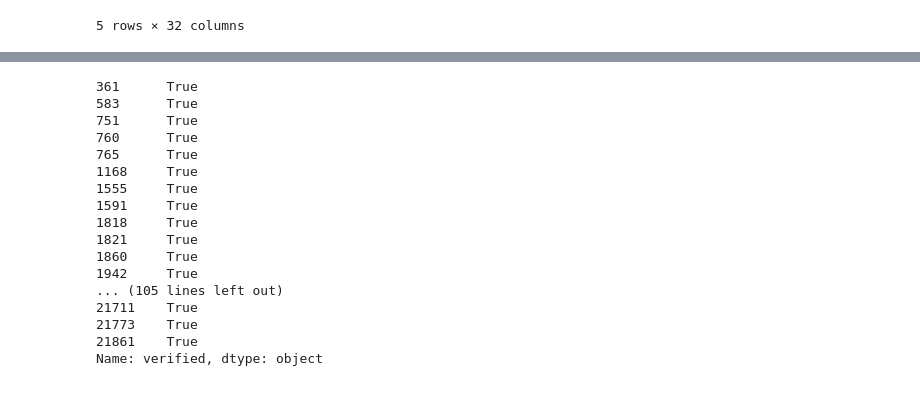
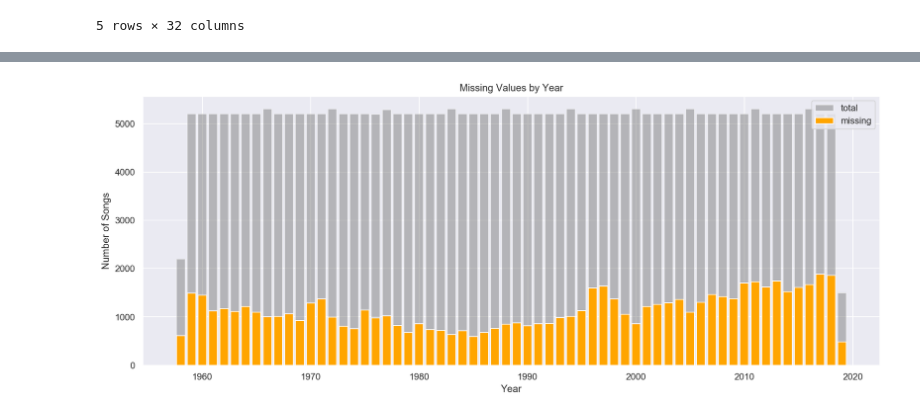
Before and after one commit to Germoe/hit-predictor, a Jupyter notebook: notebooks/_Step 2 Hot 100 Wrangling (Ground Truth).ipynb, the cells around one changed output, grey strips where cells are left out. Drawn from its saved outputs; the diff is of its cells as text; code cells hidden in the pictures.

Commit message:
add additional wrangling to check for missing values and patterns

```diff
--- a/notebooks/_Step 2 Hot 100 Wrangling (Ground Truth).ipynb
+++ b/notebooks/_Step 2 Hot 100 Wrangling (Ground Truth).ipynb
@@ -12,6 +12,12 @@ import time
 from similarity.metric_lcs import MetricLCS # String Similarity https://github.com/luozhouyang/python-string-similarity
 from similarity.ngram import NGram
 
+import matplotlib.pyplot as plt
+import seaborn as sns
+sns.set()
+%matplotlib inline
+%config InlineBackend.figure_format='retina'
+
 twogram = NGram(2)
 metric_lcs = MetricLCS()
 # %%
@@ -46,7 +56,7 @@ The total number of songs is 315200.
 Read in the spotify ids (created using `make data` in console) as a DataFrame to match with Hot 100 chart set.
 # %%
 # Read in all Subfiles
-hot100_ids = pd.read_csv('../iterators/spotify_ids.csv',sep='\t').drop_duplicates(subset=['iterator'],keep='first')
+hot100_ids = pd.read_csv('../iterators/unique_songs_hot100_spotify_ids.csv',sep='\t').drop_duplicates(subset=['iterator'],keep='first')
 
 # remove karaoke artists
 cond_not_verified = hot100_ids['verified'] == False
@@ -334,20 +332,20 @@ hot100_ids.loc[[361,583,751,760,765,1168,1555,1591,1818,1821,1860,1942,2026,2037
-# %%
-hot100_ids.loc[hot100_ids['iterator'].isin(verified_iterators),'verified']
-# %% [output]
-361      True
-583      True
-751      True
-760      True
-765      True
-1168     True
-1555     True
-1591     True
-1818     True
-1821     True
-1860     True
-1942     True
-... (105 lines left out)
-21711    True
-21773    True
-21861    True
-Name: verified, dtype: object
+# %%
+hot100_date = hot100_processed.set_index('date')
+hot100_date['year'] = hot100_date.index.year
+by_year = hot100_date.groupby(by='year').count().loc[:,['rank','iterator']]
+by_year.columns = ['total','complete']
+by_year['missing'] = by_year['total'] - by_year['complete']
+
+
+fig = plt.figure(figsize=(16,6))
+x = by_year.index
+y = by_year.missing
+y_all = by_year.total
+_ = plt.bar(x,y_all,color='gray',alpha=0.5,label='total')
+_ = plt.bar(x,y,color='orange',label='missing')
+_ = plt.title('Missing Values by Year')
+_ = plt.xlabel('Year')
+_ = plt.ylabel('Number of Songs')
+_ = plt.legend()
+# %% [output]
+[figure, added]
```
Also changed, not shown: parts of 25 cells of this notebook.
